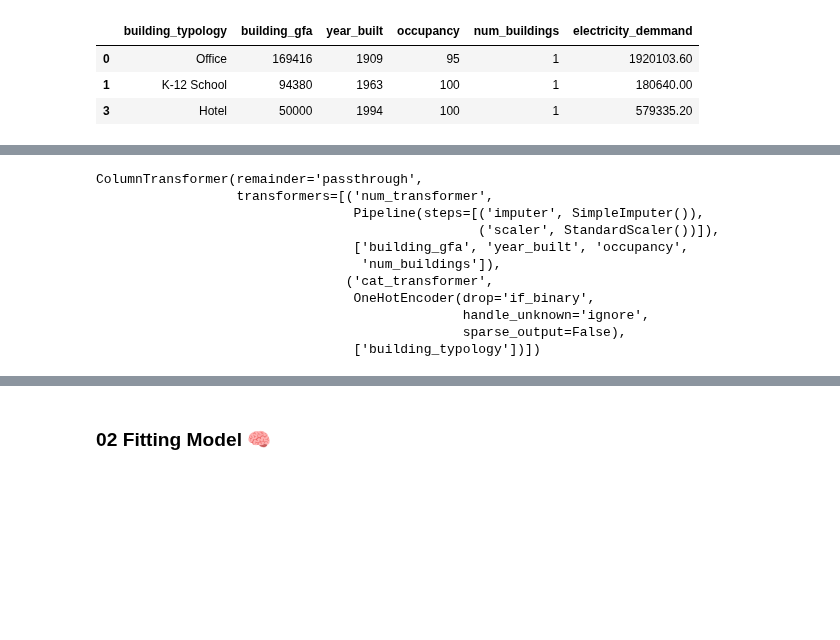
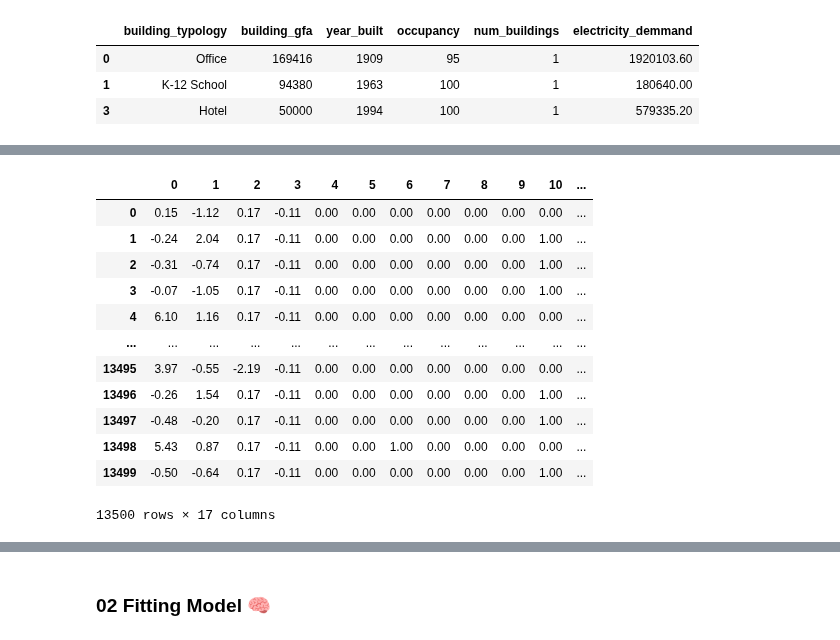
Before and after one commit to hramzan01/project_zero, a Jupyter notebook: nb_utilities_pipe.ipynb, the cells around one changed output, grey strips where cells are left out. Saved outputs shown, nothing was run; the diff lists cells and outputs as text; code cells hidden in the pictures; blank space fills up the shorter version.

```diff
--- a/nb_utilities_pipe.ipynb
+++ b/nb_utilities_pipe.ipynb
@@ -58,33 +96,54 @@ feature_engineering = ColumnTransformer(
+# %%
+# OPTION 01
+num_preproc = Pipeline([
+    ("num_imputer", SimpleImputer(strategy = "constant", fill_value=0.)),
+    ("scaler", StandardScaler())
+])
+
+cat_preproc = Pipeline([
+    ("cat_imputer", SimpleImputer(strategy = "constant", fill_value="Missing")),
+    ("ohe", OneHotEncoder(handle_unknown = "ignore", sparse_output=False))
+])
+
+preprocessor = ColumnTransformer([
+    ("num_tr", num_preproc, make_column_selector(dtype_include = ["float64", "int64"])),
+    ("cat_tr", cat_preproc, make_column_selector(dtype_include = ["object"]))
+])
+preprocessor
+pd.DataFrame(preprocessor.fit_transform(X_train))
+# %% [output]
+|  | 0 | 1 | 2 | 3 | 4 | 5 | 6 | 7 | 8 | 9 | 10 | ... |
+| 0 | 0.15 | -1.12 | 0.17 | -0.11 | 0.00 | 0.00 | 0.00 | 0.00 | 0.00 | 0.00 | 0.00 | ... |
+| 1 | -0.24 | 2.04 | 0.17 | -0.11 | 0.00 | 0.00 | 0.00 | 0.00 | 0.00 | 0.00 | 1.00 | ... |
+| 2 | -0.31 | -0.74 | 0.17 | -0.11 | 0.00 | 0.00 | 0.00 | 0.00 | 0.00 | 0.00 | 1.00 | ... |
+| 3 | -0.07 | -1.05 | 0.17 | -0.11 | 0.00 | 0.00 | 0.00 | 0.00 | 0.00 | 0.00 | 1.00 | ... |
+| 4 | 6.10 | 1.16 | 0.17 | -0.11 | 0.00 | 0.00 | 0.00 | 0.00 | 0.00 | 0.00 | 0.00 | ... |
+| ... | ... | ... | ... | ... | ... | ... | ... | ... | ... | ... | ... | ... |
+| 13495 | 3.97 | -0.55 | -2.19 | -0.11 | 0.00 | 0.00 | 0.00 | 0.00 | 0.00 | 0.00 | 0.00 | ... |
+| 13496 | -0.26 | 1.54 | 0.17 | -0.11 | 0.00 | 0.00 | 0.00 | 0.00 | 0.00 | 0.00 | 1.00 | ... |
+| 13497 | -0.48 | -0.20 | 0.17 | -0.11 | 0.00 | 0.00 | 0.00 | 0.00 | 0.00 | 0.00 | 1.00 | ... |
+| 13498 | 5.43 | 0.87 | 0.17 | -0.11 | 0.00 | 0.00 | 1.00 | 0.00 | 0.00 | 0.00 | 0.00 | ... |
+| 13499 | -0.50 | -0.64 | 0.17 | -0.11 | 0.00 | 0.00 | 0.00 | 0.00 | 0.00 | 0.00 | 1.00 | ... |
+13500 rows × 17 columns
 # %%
-cat_features = [feature for feature in data.columns if data[feature].dtype == 'object']
-num_features = [feature for feature in data.columns if data[feature].dtype in ['float64', 'int64'] and feature != 'electricity_demmand']
+# # OPTION 02
+# cat_features = [feature for feature in data.columns if data[feature].dtype == 'object']
+# num_features = [feature for feature in data.columns if data[feature].dtype in ['float64', 'int64'] and feature != 'electricity_demmand']
 
-# scale and impute numerical features
-num_transformer = Pipeline([
-    ('imputer', SimpleImputer()),
-    ('scaler', StandardScaler())
-])
+# # scale and impute numerical features
+# num_transformer = Pipeline([
+#     ('imputer', SimpleImputer()),
+#     ('scaler', StandardScaler())
+# ])
 
-# Encode categorical values
-cat_transformer = OneHotEncoder(drop='if_binary', handle_unknown='ignore', sparse_output=False)
+# # Encode categorical values
+# cat_transformer = OneHotEncoder(drop='if_binary', handle_unknown='ignore', sparse_output=False)
 
-preprocessor = ColumnTransformer([
-    ('num_transformer', num_transformer, num_features),
-    ('cat_transformer', cat_transformer, cat_features)],
+# preprocessor = ColumnTransformer([
+#     ('num_transformer', num_transformer, num_features),
+#     ('cat_transformer', cat_transformer, cat_features)],
 
-    remainder='passthrough')
+#     remainder='passthrough')
 
 
-preprocessor
+# preprocessor
-# %% [output]
-ColumnTransformer(remainder='passthrough',
-                  transformers=[('num_transformer',
-                                 Pipeline(steps=[('imputer', SimpleImputer()),
-                                                 ('scaler', StandardScaler())]),
-                                 ['building_gfa', 'year_built', 'occupancy',
-                                  'num_buildings']),
-                                ('cat_transformer',
-                                 OneHotEncoder(drop='if_binary',
-                                               handle_unknown='ignore',
-                                               sparse_output=False),
-                                 ['building_typology'])])
```
Also changed, not shown: parts of 17 cells of this notebook, 1 other file.
